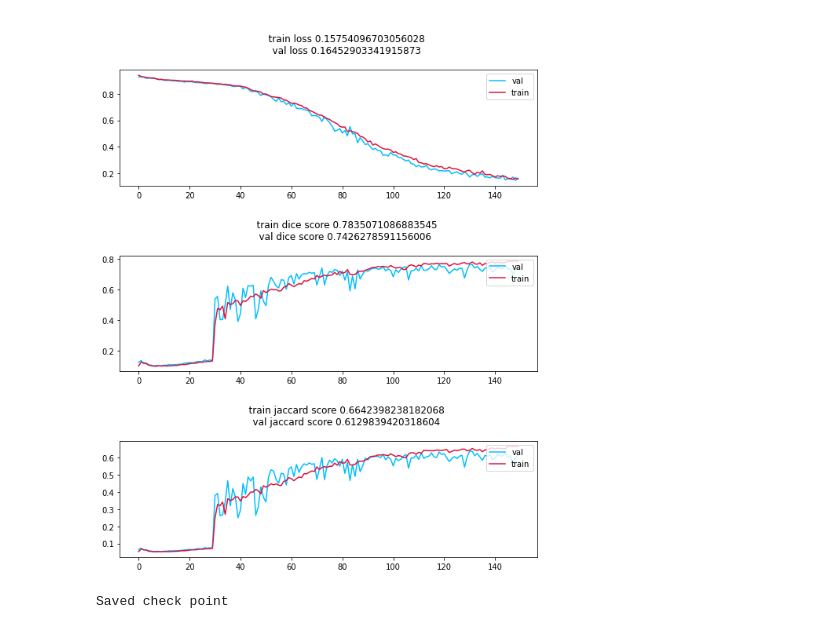
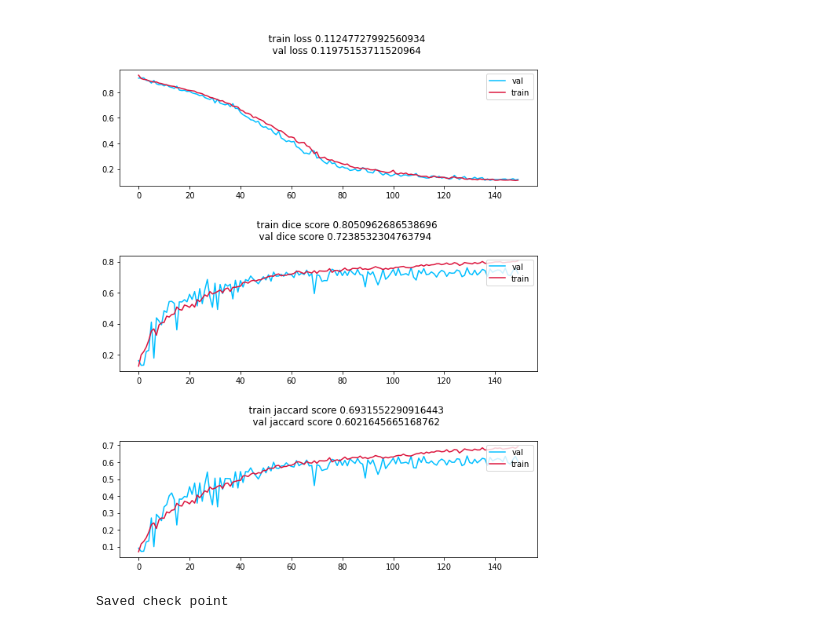
Before and after one commit to tuankien229/Tumor_Detection_System, a Jupyter notebook: test-model-tumor-system.ipynb, the cells around one changed output. Saved outputs shown, nothing was run; the diff lists cells and outputs as text; code cells hidden in the pictures.

Commit message:
Kaggle Notebook | Test Model Tumor System | Version 15

```diff
--- a/test-model-tumor-system.ipynb
+++ b/test-model-tumor-system.ipynb
@@ -41,7 +43,7 @@ class GlobalConfig():
     highest_checkpoint = 'highest_checkpoint.pth'
     train_df = 'train_df.csv'
     val_df = 'test_df.csv'
-    pretrained_model_path = '../input/last-check-point/last_checkpoint.pth'
+    pretrained_model_path = '../input/check-point-ver-11/highest_checkpoint_0.75.pth'
     seed = 55
 
 class ProcessData():
@@ -127,7 +129,8 @@ class BratsDataSet(Dataset):
         img = np.array(img)
         img = np.squeeze(img, axis = 0)
         img = self.Normalize(img)
-        img_stack = np.moveaxis(img, (0,1,2), (0,2,1))
+        img_stack = img
+#         img_stack = np.moveaxis(img, (0,1,2), (0,2,1))
         img_stack = torch.Tensor(img_stack)
         img_stack = torch.unsqueeze(img_stack, dim = 0)
 
@@ -165,7 +168,8 @@ class BratsDataSet(Dataset):
         label_WT[label_WT == 1] = 1
         label_WT[label_WT == 2] = 1
         label_WT[label_WT == 4] = 1
-        label_stack = np.moveaxis(label_WT, (0,1,2), (0,2,1))
+        label_stack = label_WT
+#         label_stack = np.moveaxis(label_WT, (0,1,2), (0,2,1))
         return label_stack
 class GetData():
     # List transform
@@ -224,7 +228,9 @@ class GetData():
 #     config = GlobalConfig()
 #     getdata = GetData()
 #     path_to_csv=os.path.join(config.root_system, config.train_df) #config.check_point
-#     dataloader = getdata.get_dataloader(dataset=BratsDataSet, path_to_csv=path_to_csv, phase='valid', fold=0)
+#     dataloader = getdata.get_dataloader(dataset=BratsDataSet, path_to_csv=path_to_csv, phase='val', fold=0)
+#     data = next(iter(dataloader))
+#     print(data['id'], data['image'][tio.DATA].shape, data['label'][tio.DATA].shape)
 # %%
 import numpy
 import torch
@@ -704,11 +710,9 @@ class Training:
                 self.best_loss = val_loss
                 torch.save(self.model.state_dict(), os.path.join(self.config.root_system, 'best_checkpoint.pth'))#self.config.check_point +
             if self.dice_scores['val'][-1] >= 0.75 or self.iou_scores['val'][-1] >= 0.75:
-                print('Saved highest checkpoint')
-                torch.save(self.model.state_dict(), os.path.join(self.config.root_system, 'highest_checkpoint_0.75.pth'))#self.config.check_point +
-            if self.dice_scores['val'][-1] >= 0.8 or self.iou_scores['val'][-1] >= 0.8:
-                print('Saved highest checkpoint')
-                torch.save(self.model.state_dict(), os.path.join(self.config.root_system, 'highest_checkpoint_0.8.pth'))#self.config.check_point +
+                print(f"Save highest_checkpoint_{self.dice_scores['val'][-1]:0.2f}.pt")
+                save_name = f"highest_checkpoint_{self.dice_scores['val'][-1]:0.2f}.pth"
+                torch.save(self.model.state_dict(), os.path.join(self.config.root_system, save_name))#self.config.check_point +
             print('-------------------------------')
         if self.display_plot:
             self.plot_history()
@@ -805,34 +809,34 @@ if __name__ == '__main__':
     config = GlobalConfig()
     data = ProcessData()
     train_data = data.PreprocessData('train')
     model_1 = Unet3D(in_channels=1, out_channels=32, n_classes=1)
     model_2 = Unet3DPP(in_channels=1, out_channels=64, n_classes=1)
     model = model_2
     dataset=BratsDataSet
     criterion=FocalTverskyLoss()
-    lr=2.5e-4
+    lr=3e-4
     num_epochs=150
     batch_size = 4
     path_to_csv=os.path.join(config.root_system, config.train_df) #config.check_point
     fold=0
     accumulation_steps=10
     save_model_history=True
     display_plot=True
-
+#     model.load_state_dict(torch.load(config.pretrained_model_path))
     trainer=Training(model=model,
                      dataset=dataset,
                      criterion=criterion,
                      lr=lr,
                      num_epochs=num_epochs,
                      batch_size=batch_size,
                      path_to_csv=path_to_csv,
                      fold=fold,
                      accumulation_steps=accumulation_steps,
                      save_model_history=save_model_history,
                      display_plot=display_plot)
 #     if config.pretrained_model_path is not None:
 #         trainer.load_predtrain_model(config.pretrained_model_path)
     trainer.run()
 # %% [output]
-[figure, old version]
+[figure, new version]
 Saved check point
```
Also changed, not shown: parts of 12 cells of this notebook.
